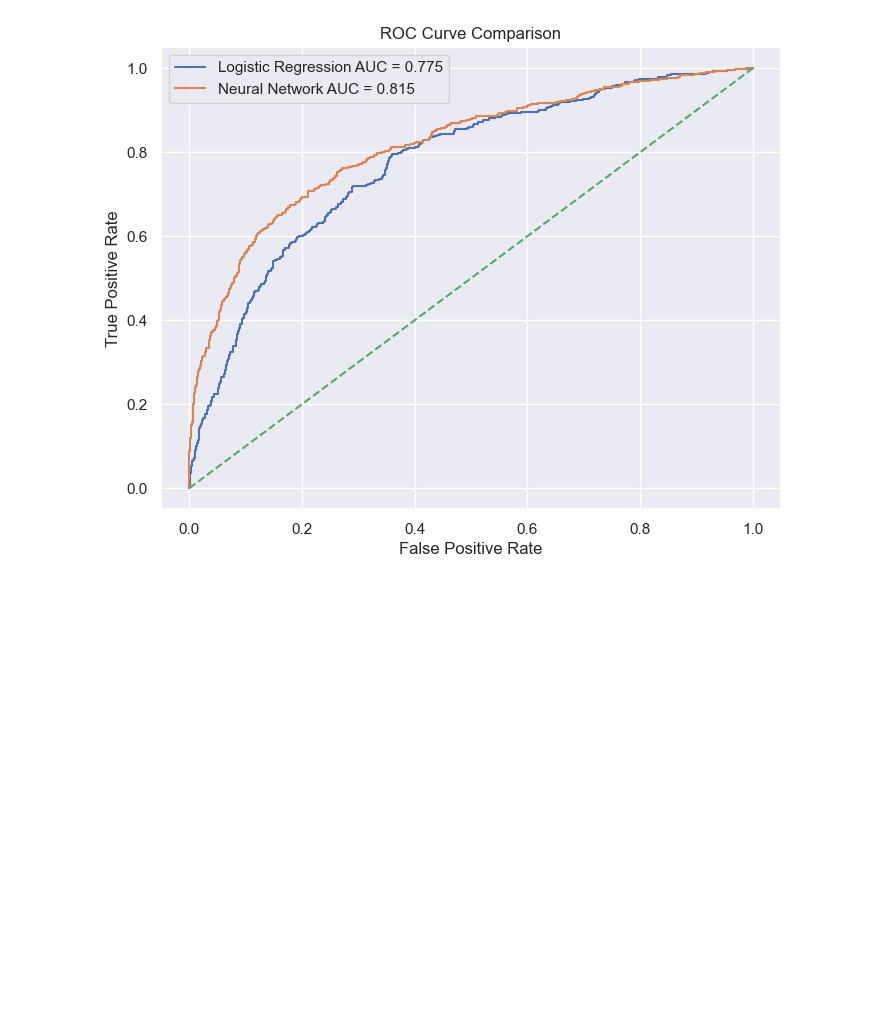
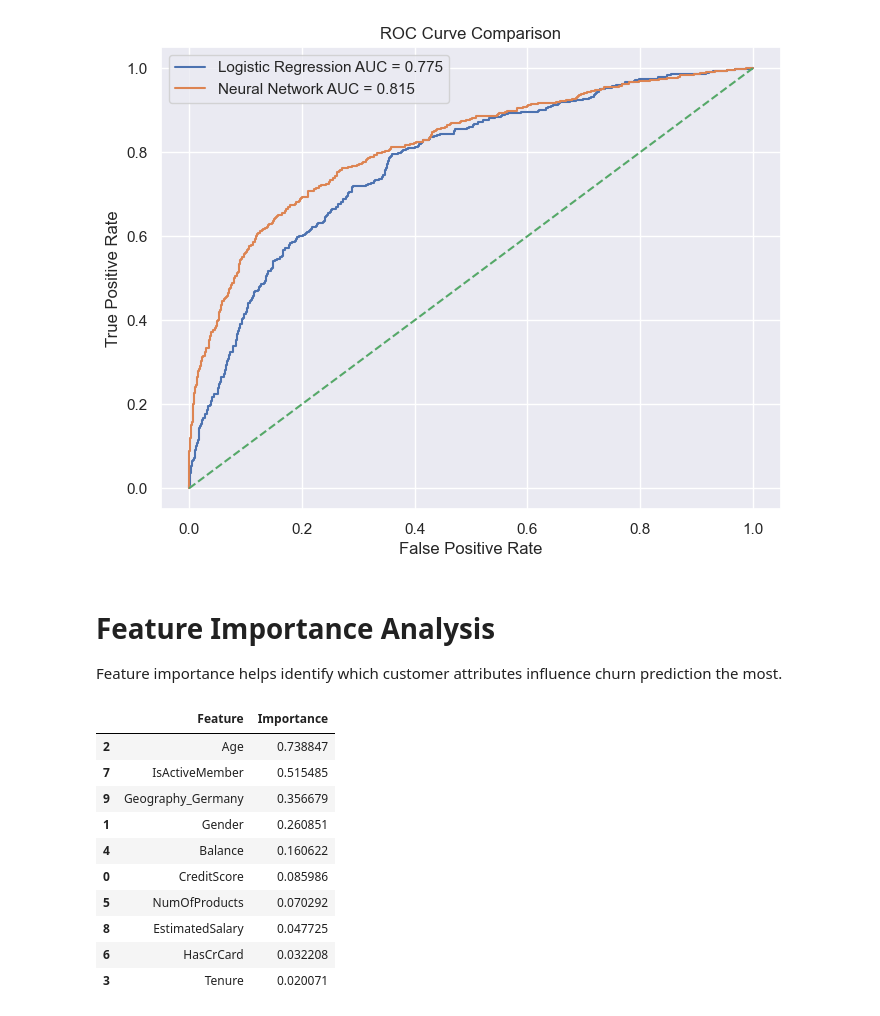
Before and after one commit to Bitttu4/Customer-Churn-Prediction, a Jupyter notebook: notebooks/ Customer_Churn_Prediction.ipynb, the cells around one changed output. Saved outputs shown, nothing was run; the diff lists cells and outputs as text; code cells hidden in the pictures; blank space fills up the shorter version.

```diff
--- a/notebooks/ Customer_Churn_Prediction.ipynb
+++ b/notebooks/ Customer_Churn_Prediction.ipynb
@@ -651,3 +651,7 @@ plt.savefig(
 plt.show()
 # %% [output]
 [figure]
+# %% [markdown]
+# Feature Importance Analysis
+
+Feature importance helps identify which customer attributes influence churn prediction the most.
@@ -653,0 +670,20 @@ plt.show()
+# %%
+#Sort Features
+importance = importance.sort_values(
+    by='Importance',
+    ascending=False
+)
+
+importance.head(10)
+# %% [output]
+|  | Feature | Importance |
+| 2 | Age | 0.738847 |
+| 7 | IsActiveMember | 0.515485 |
+| 9 | Geography_Germany | 0.356679 |
+| 1 | Gender | 0.260851 |
+| 4 | Balance | 0.160622 |
+| 0 | CreditScore | 0.085986 |
+| 5 | NumOfProducts | 0.070292 |
+| 8 | EstimatedSalary | 0.047725 |
+| 6 | HasCrCard | 0.032208 |
+| 3 | Tenure | 0.020071 |
```
Also changed, not shown: parts of 6 cells of this notebook, 2 other files.
